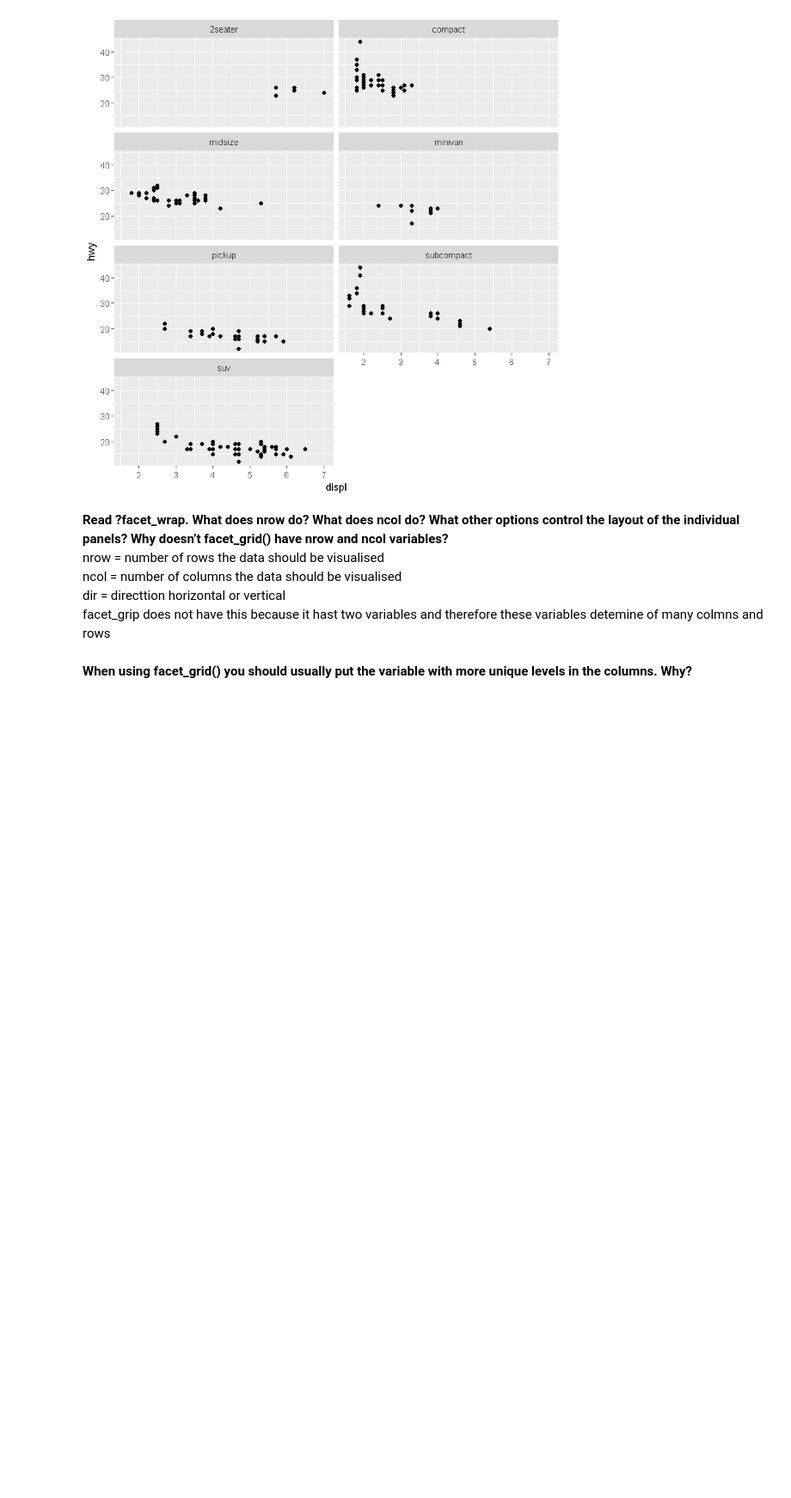
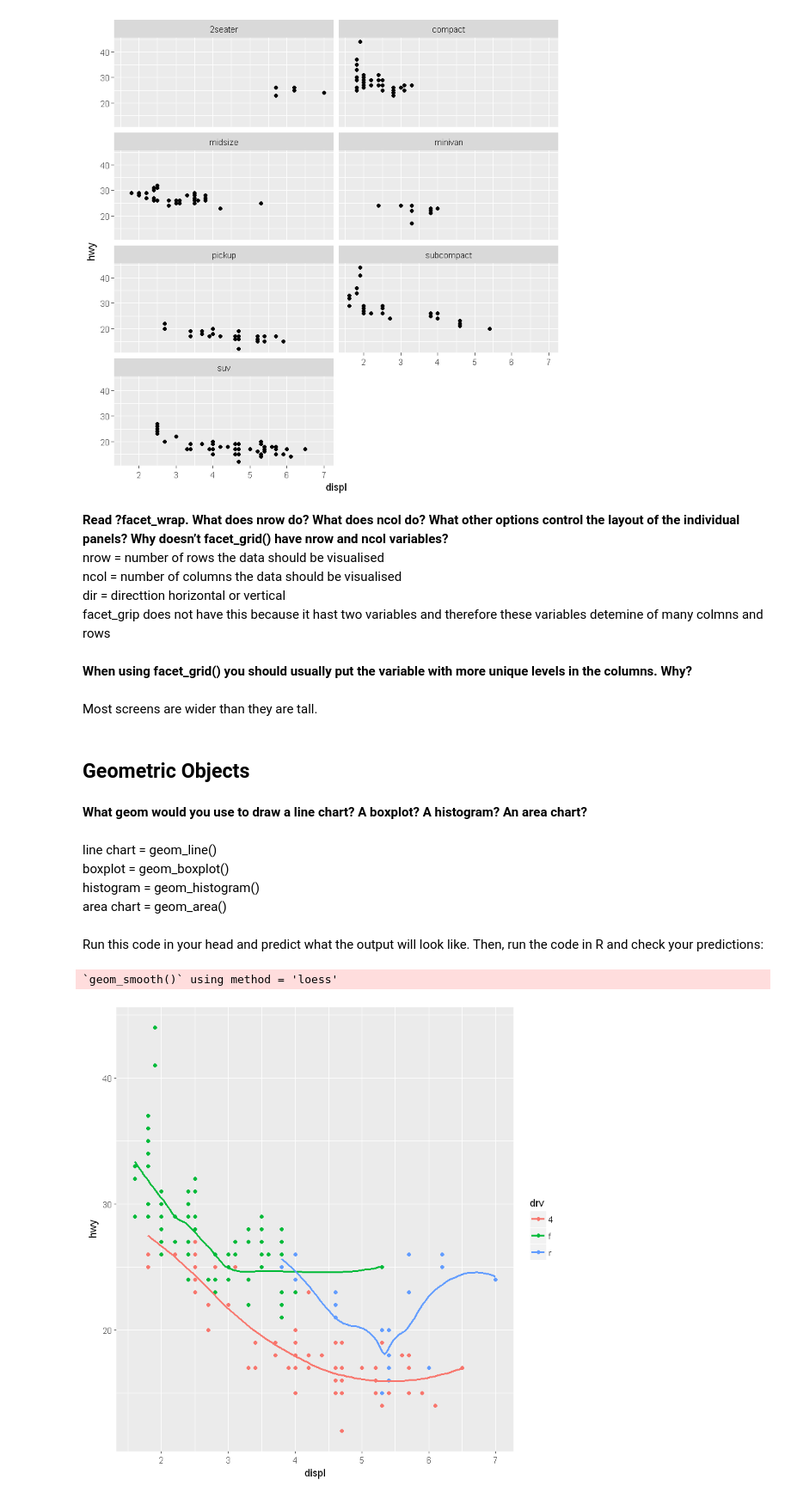
Before and after one commit to KarinRoe/R-for-Data-Science, a Jupyter notebook: 1. Data visualisation with ggplot2.ipynb, the cells around one changed output. Shown: that part at 86% size. Cells and saved outputs as stored; diff of their text form; code cells hidden in the pictures; blank space fills up the shorter version.

Commit message:
Update 1. Data visualisation with ggplot2.ipynb
finished the chapter exercises

```diff
--- a/1. Data visualisation with ggplot2.ipynb
+++ b/1. Data visualisation with ggplot2.ipynb
@@ -178,3 +178,26 @@ ggplot(data = mpg) +
 <br>facet_grip does not have this because it hast two variables and therefore these variables detemine of many colmns and rows
 # %% [markdown]
 **When using facet_grid() you should usually put the variable with more unique levels in the columns. Why?**
+# %% [markdown]
+Most screens are wider than they are tall.
+# %% [markdown]
+## Geometric Objects
+# %% [markdown]
+**What geom would you use to draw a line chart? A boxplot? A histogram? An area chart?**
+# %% [markdown]
+line chart = geom_line()
+<br>boxplot = geom_boxplot()
+<br>histogram = geom_histogram()
+<br>area chart = geom_area()
+# %% [markdown]
+Run this code in your head and predict what the output will look like. Then, run the code in R and check your predictions:
+# %%
+ggplot(
+  data = mpg,
+  mapping = aes(x = displ, y = hwy, color = drv)
+) +
+  geom_point() +
+  geom_smooth(se = FALSE)
+# %% [output]
+`geom_smooth()` using method = 'loess'
+[figure, added]
```
Also changed, not shown: parts of 37 cells of this notebook.
